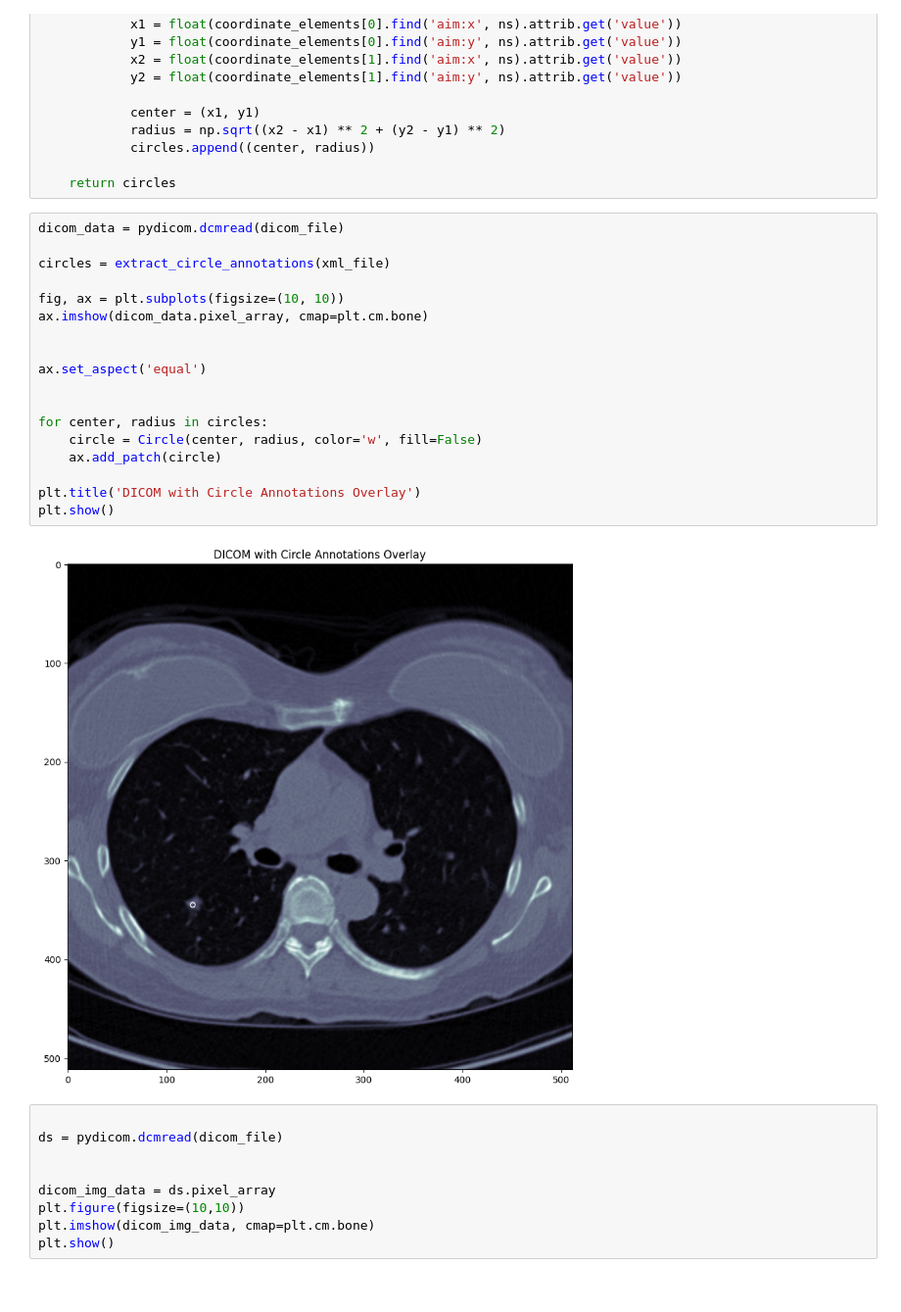
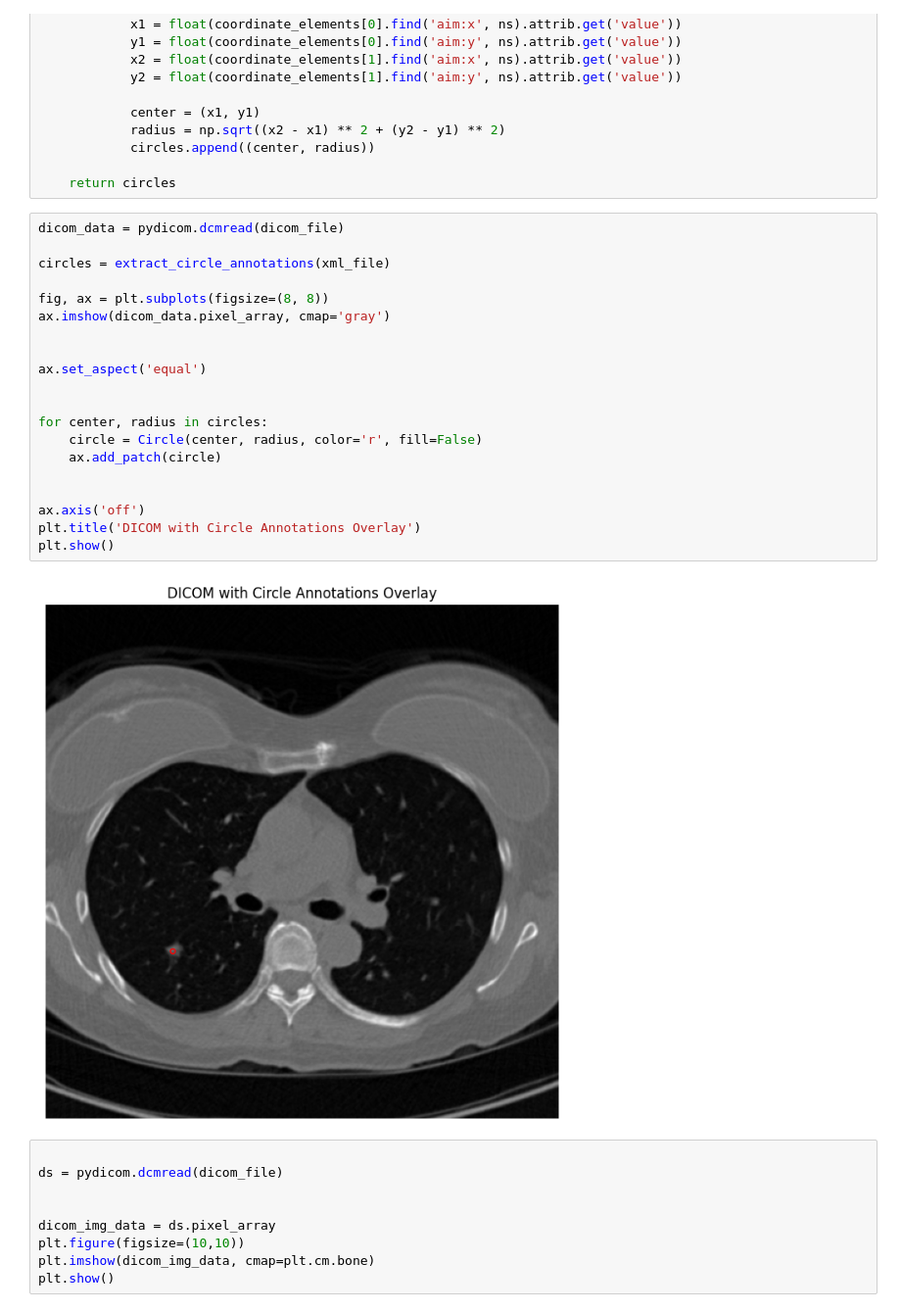
Before and after one commit to Neermita18/NSCLC_gene_mutation_cse_intern, a Jupyter notebook: Tumor_segmentations_from_XML_AIM.ipynb, the cells around one changed output. Shown at 98% size. Cells and saved outputs as stored; diff of their text form.

```diff
--- a/Tumor_segmentations_from_XML_AIM.ipynb
+++ b/Tumor_segmentations_from_XML_AIM.ipynb
@@ -99,23 +102,25 @@ def extract_circle_annotations(xml_file):
 # %%
 dicom_data = pydicom.dcmread(dicom_file)
 
 circles = extract_circle_annotations(xml_file)
 
-fig, ax = plt.subplots(figsize=(10, 10))
-ax.imshow(dicom_data.pixel_array, cmap=plt.cm.bone)
+fig, ax = plt.subplots(figsize=(8, 8))
+ax.imshow(dicom_data.pixel_array, cmap='gray')
 
 
 ax.set_aspect('equal')
 
 
 for center, radius in circles:
-    circle = Circle(center, radius, color='w', fill=False)
+    circle = Circle(center, radius, color='r', fill=False)
     ax.add_patch(circle)
 
+
+ax.axis('off')
 plt.title('DICOM with Circle Annotations Overlay')
 plt.show()
 # %% [output]
-[figure, old version]
+[figure, new version]
 # %%
 
 ds = pydicom.dcmread(dicom_file)
```
Also changed, not shown: parts of 16 cells of this notebook.
